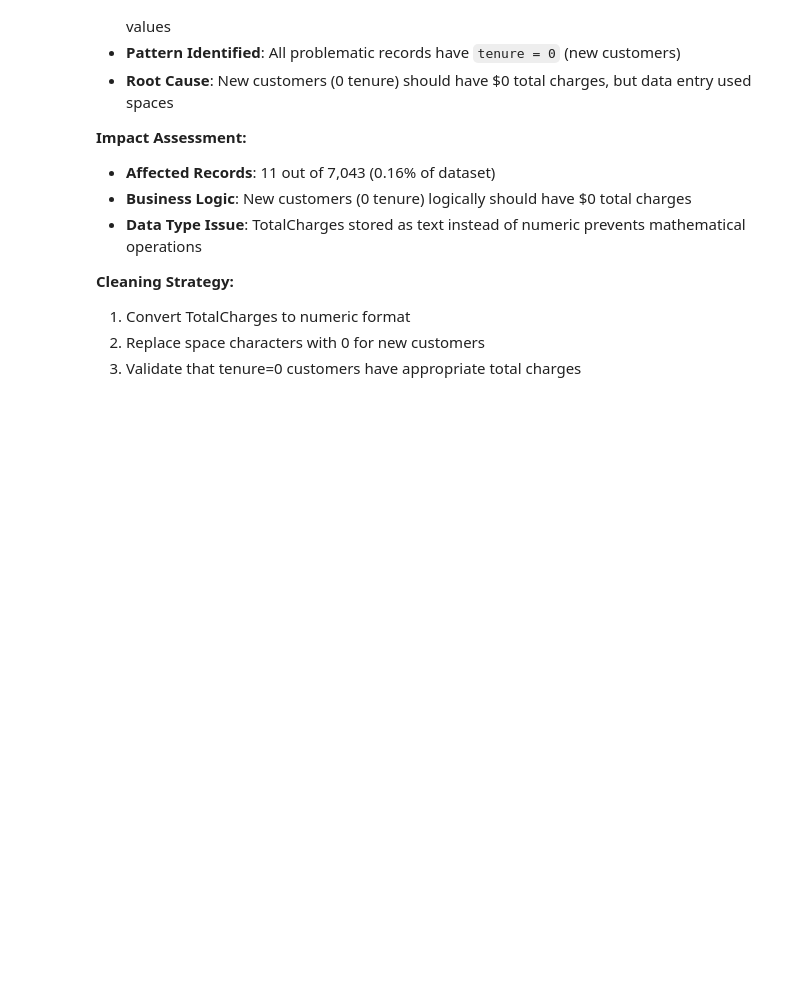
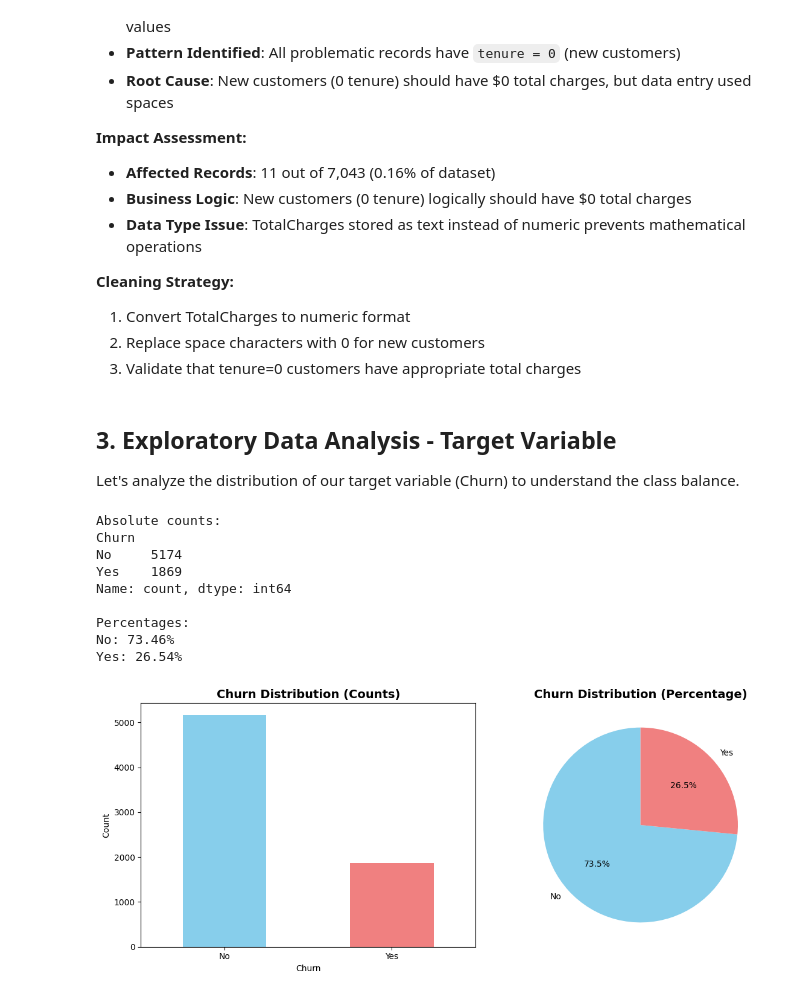
Before and after one commit to TumainiC/Churn_Prediction, a Jupyter notebook: churn_eda.ipynb, the cells around one changed output. Saved outputs shown, nothing was run; the diff lists cells and outputs as text; code cells hidden in the pictures; blank space fills up the shorter version.

```diff
--- a/churn_eda.ipynb
+++ b/churn_eda.ipynb
@@ -160,3 +183,46 @@ if len(non_numeric_total_charges) > 0:
 1. Convert TotalCharges to numeric format
 2. Replace space characters with 0 for new customers
 3. Validate that tenure=0 customers have appropriate total charges
+# %% [markdown]
+## 3. Exploratory Data Analysis - Target Variable
+
+Let's analyze the distribution of our target variable (Churn) to understand the class balance.
+# %%
+# Target variable analysis
+churn_counts = df['Churn'].value_counts()
+churn_percentage = df['Churn'].value_counts(normalize=True) * 100
+
+print("Absolute counts:")
+print(churn_counts)
+print("\nPercentages:")
+for label, pct in churn_percentage.items():
+    print(f"{label}: {pct:.2f}%")
+
+# Visualize churn distribution
+fig, (ax1, ax2) = plt.subplots(1, 2, figsize=(12, 5))
+
+# Count plot
+churn_counts.plot(kind='bar', ax=ax1, color=['skyblue', 'lightcoral'])
+ax1.set_title('Churn Distribution (Counts)', fontsize=14, fontweight='bold')
+ax1.set_xlabel('Churn')
+ax1.set_ylabel('Count')
+ax1.tick_params(axis='x', rotation=0)
+
+# Pie chart
+ax2.pie(churn_counts.values, labels=churn_counts.index, autopct='%1.1f%%',
+        colors=['skyblue', 'lightcoral'], startangle=90)
+ax2.set_title('Churn Distribution (Percentage)', fontsize=14, fontweight='bold')
+
+plt.tight_layout()
+plt.show()
+# %% [output]
+Absolute counts:
+Churn
+No     5174
+Yes    1869
+Name: count, dtype: int64
+
+Percentages:
+No: 73.46%
+Yes: 26.54%
+[figure, added]
```
Also changed, not shown: parts of 8 cells of this notebook.
